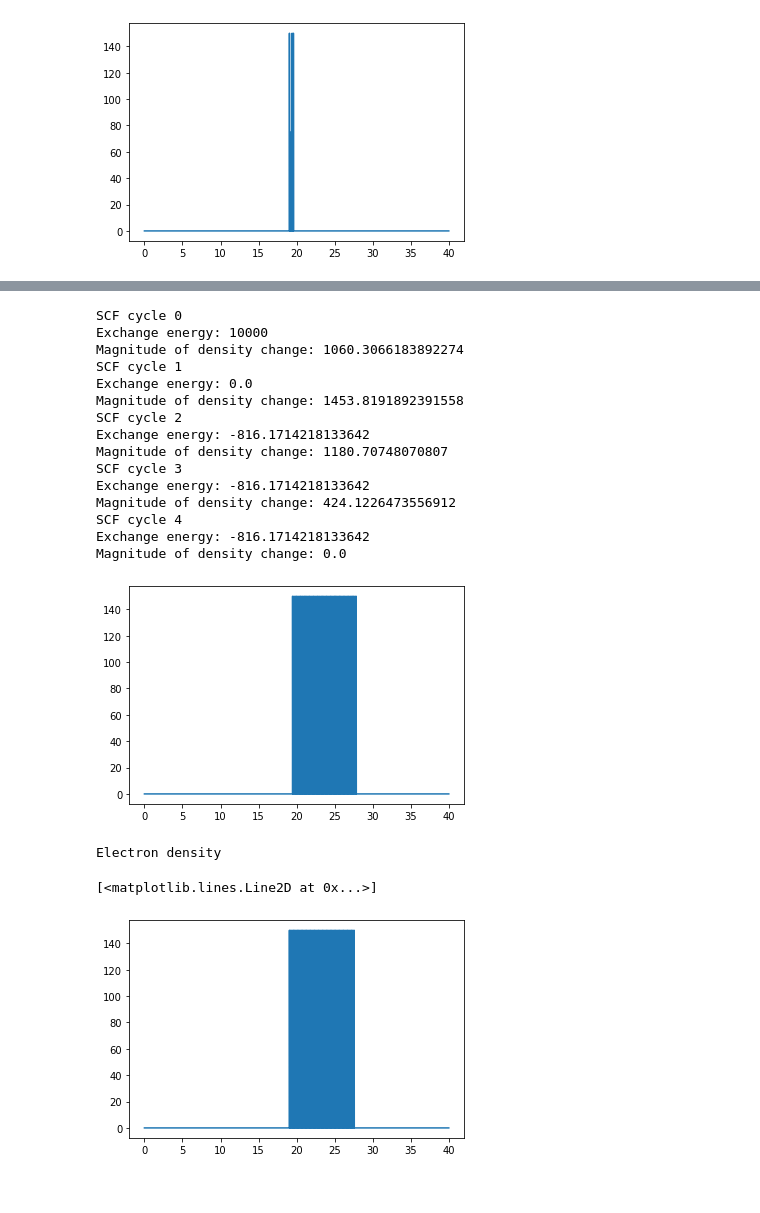
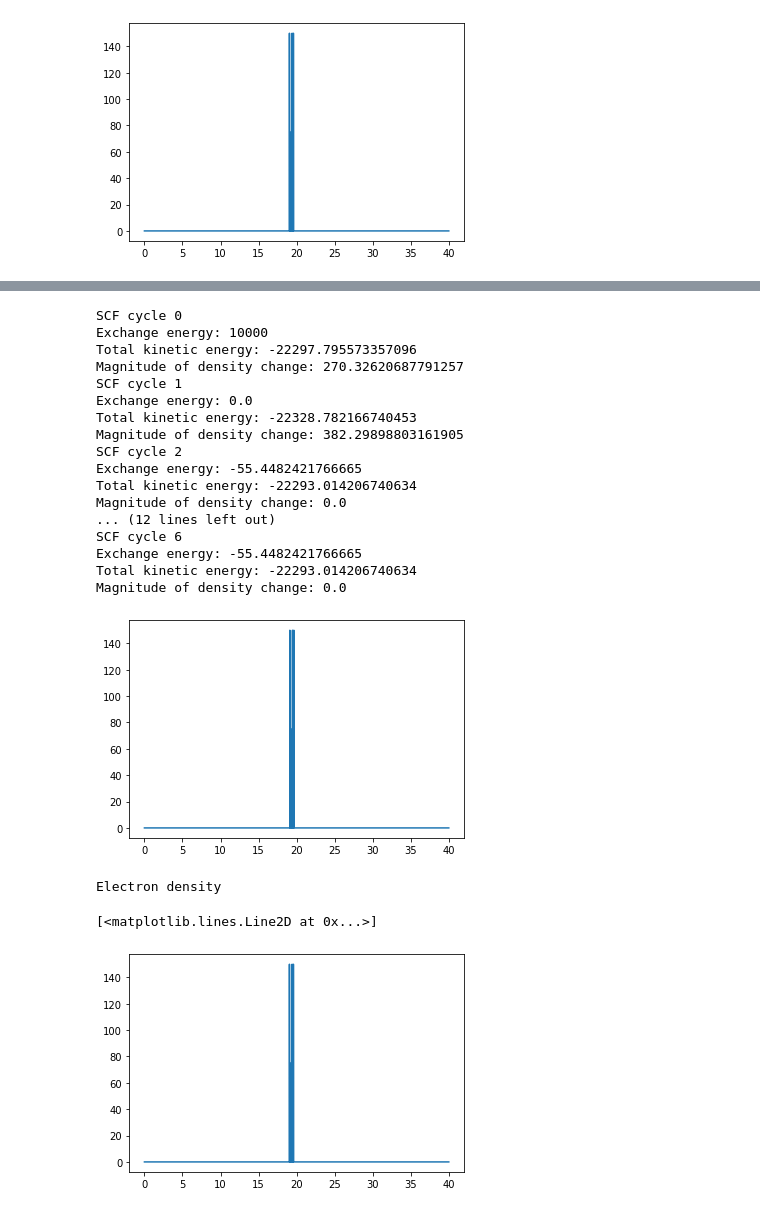
Before and after one commit to dylanh05/pyDFT, a Jupyter notebook: 1DDFT.ipynb, the cells around one changed output, grey strips where cells are left out. Saved outputs shown, nothing was run; the diff lists cells and outputs as text; code cells hidden in the pictures.

```diff
--- a/1DDFT.ipynb
+++ b/1DDFT.ipynb
@@ -291,28 +321,31 @@ State.plot_function_over_space(potential)
 # %%
-# The self consitency field cycle updates the density until it becomes "self-consistent", ie, it changes less than a certain threshold with each iteration
-State.scf_cycle(100, .06)
+# The self consitency field cycle updates the density until it becomes "self-consistent",
+# ie, it changes less than a certain threshold for n_consec iterations
+State.scf_cycle(7, .6, 7)
 # %% [output]
 SCF cycle 0
 Exchange energy: 10000
-Magnitude of density change: 1060.3066183892274
+Total kinetic energy: -22297.795573357096
+Magnitude of density change: 270.32620687791257
 SCF cycle 1
 Exchange energy: 0.0
-Magnitude of density change: 1453.8191892391558
+Total kinetic energy: -22328.782166740453
+Magnitude of density change: 382.29898803161905
 SCF cycle 2
-Exchange energy: -816.1714218133642
-Magnitude of density change: 1180.70748070807
-SCF cycle 3
-Exchange energy: -816.1714218133642
-Magnitude of density change: 424.1226473556912
-SCF cycle 4
-Exchange energy: -816.1714218133642
+Exchange energy: -55.4482421766665
+Total kinetic energy: -22293.014206740634
 Magnitude of density change: 0.0
+... (12 lines left out)
+SCF cycle 6
+Exchange energy: -55.4482421766665
+Total kinetic energy: -22293.014206740634
+Magnitude of density change: 0.0
-[figure, old version]
+[figure, new version]
 # %%
-n = State.electron_density(epsilon_n, psi_gn, 100)
+n = State.electron_density(epsilon_n, psi_gn, 7)
 print("Electron density")
 plt.plot(space, n)
 # %% [output]
 Electron density
 [<matplotlib.lines.Line2D at 0x...>]
-[figure, old version]
+[figure, new version]
```
Also changed, not shown: parts of 3 cells of this notebook.
